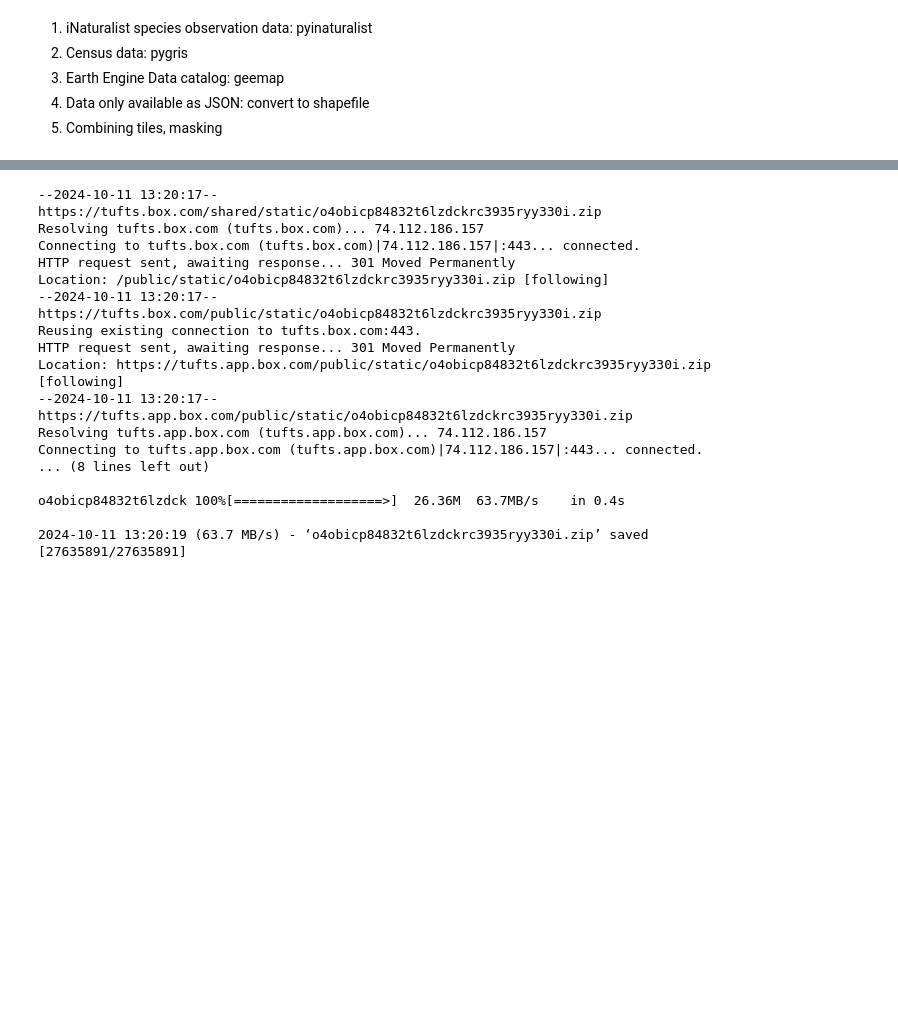
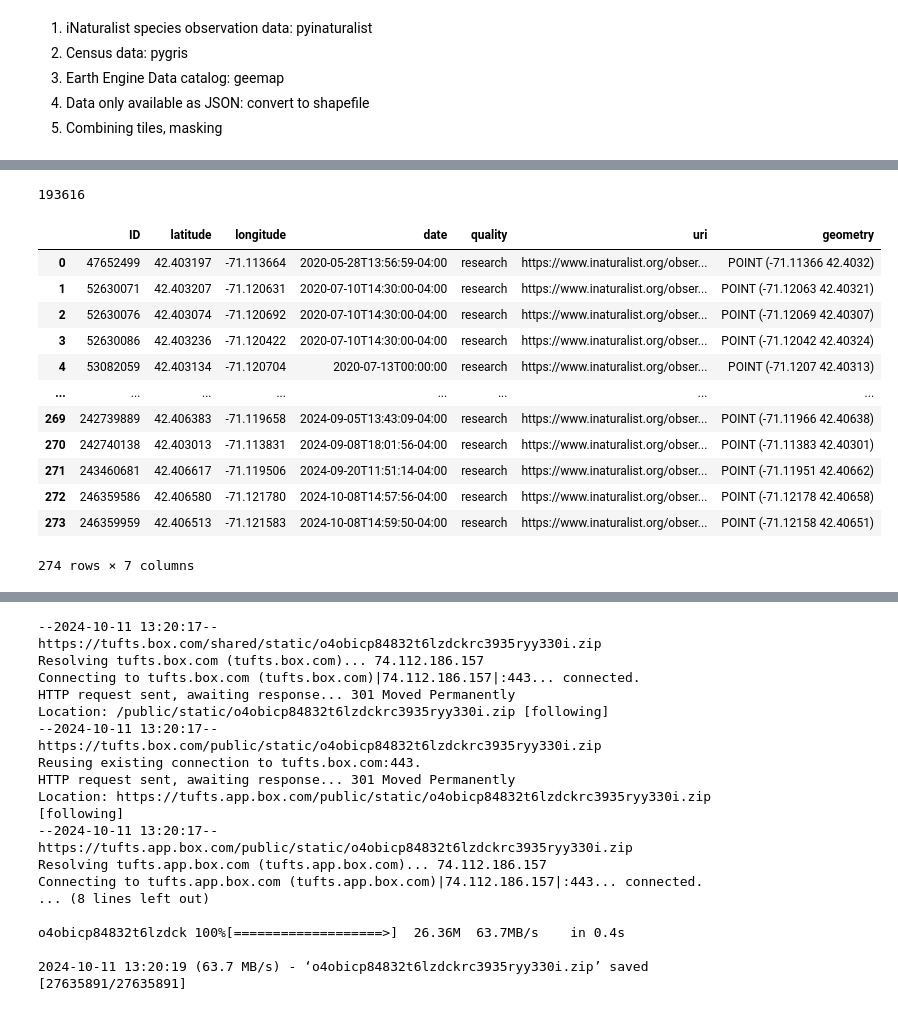
Before and after one commit to chad-fisher/SpatialDataScienceSandbox, a Jupyter notebook: Geoprocessing.ipynb, the cells around one changed output, grey strips where cells are left out. Saved outputs shown, nothing was run; the diff lists cells and outputs as text; code cells hidden in the pictures; blank space fills up the shorter version.

```diff
--- a/Geoprocessing.ipynb
+++ b/Geoprocessing.ipynb
@@ -33,0 +48,2 @@ query?where=1=1     100%[===================>]  29.64K  --.-KB/s    in 0.001s
+# %%
+years=[2020,2021,2022,2023,2024]
@@ -33,0 +53,4 @@ query?where=1=1     100%[===================>]  29.64K  --.-KB/s    in 0.001s
+# %%
+place_id
+# %% [output]
+193616
@@ -33,0 +73,17 @@ query?where=1=1     100%[===================>]  29.64K  --.-KB/s    in 0.001s
+# %%
+obs=gpd.GeoDataFrame(df, geometry=gpd.points_from_xy(df.longitude, df.latitude), crs="EPSG:4326")
+obs
+# %% [output]
+|  | ID | latitude | longitude | date | quality | uri | geometry |
+| 0 | 47652499 | 42.403197 | -71.113664 | 2020-05-28T13:56:59-04:00 | research | https://www.inaturalist.org/obser... | POINT (-71.11366 42.4032) |
+| 1 | 52630071 | 42.403207 | -71.120631 | 2020-07-10T14:30:00-04:00 | research | https://www.inaturalist.org/obser... | POINT (-71.12063 42.40321) |
+| 2 | 52630076 | 42.403074 | -71.120692 | 2020-07-10T14:30:00-04:00 | research | https://www.inaturalist.org/obser... | POINT (-71.12069 42.40307) |
+| 3 | 52630086 | 42.403236 | -71.120422 | 2020-07-10T14:30:00-04:00 | research | https://www.inaturalist.org/obser... | POINT (-71.12042 42.40324) |
+| 4 | 53082059 | 42.403134 | -71.120704 | 2020-07-13T00:00:00 | research | https://www.inaturalist.org/obser... | POINT (-71.1207 42.40313) |
+| ... | ... | ... | ... | ... | ... | ... | ... |
+| 269 | 242739889 | 42.406383 | -71.119658 | 2024-09-05T13:43:09-04:00 | research | https://www.inaturalist.org/obser... | POINT (-71.11966 42.40638) |
+| 270 | 242740138 | 42.403013 | -71.113831 | 2024-09-08T18:01:56-04:00 | research | https://www.inaturalist.org/obser... | POINT (-71.11383 42.40301) |
+| 271 | 243460681 | 42.406617 | -71.119506 | 2024-09-20T11:51:14-04:00 | research | https://www.inaturalist.org/obser... | POINT (-71.11951 42.40662) |
+| 272 | 246359586 | 42.406580 | -71.121780 | 2024-10-08T14:57:56-04:00 | research | https://www.inaturalist.org/obser... | POINT (-71.12178 42.40658) |
+| 273 | 246359959 | 42.406513 | -71.121583 | 2024-10-08T14:59:50-04:00 | research | https://www.inaturalist.org/obser... | POINT (-71.12158 42.40651) |
+274 rows × 7 columns
```
Also changed, not shown: parts of 12 cells of this notebook.
